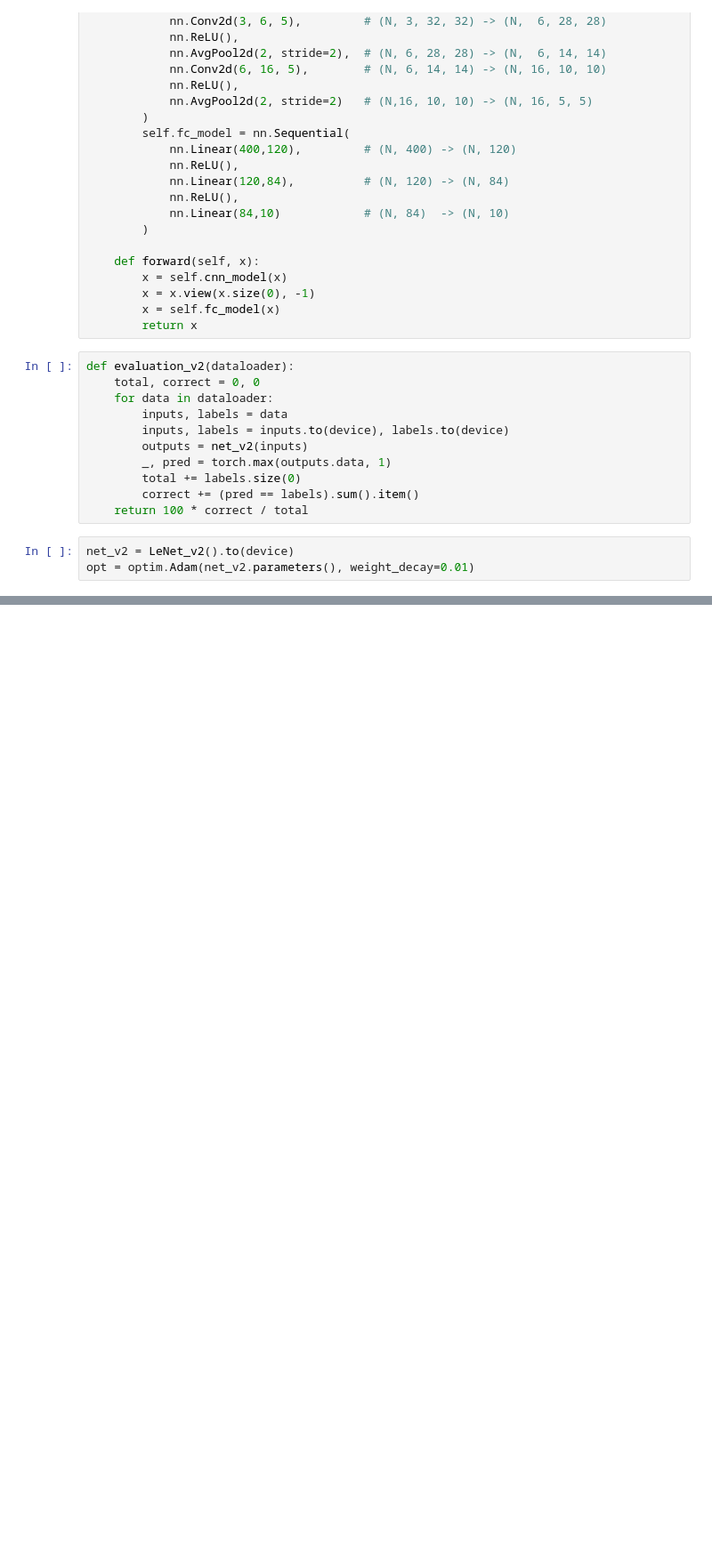
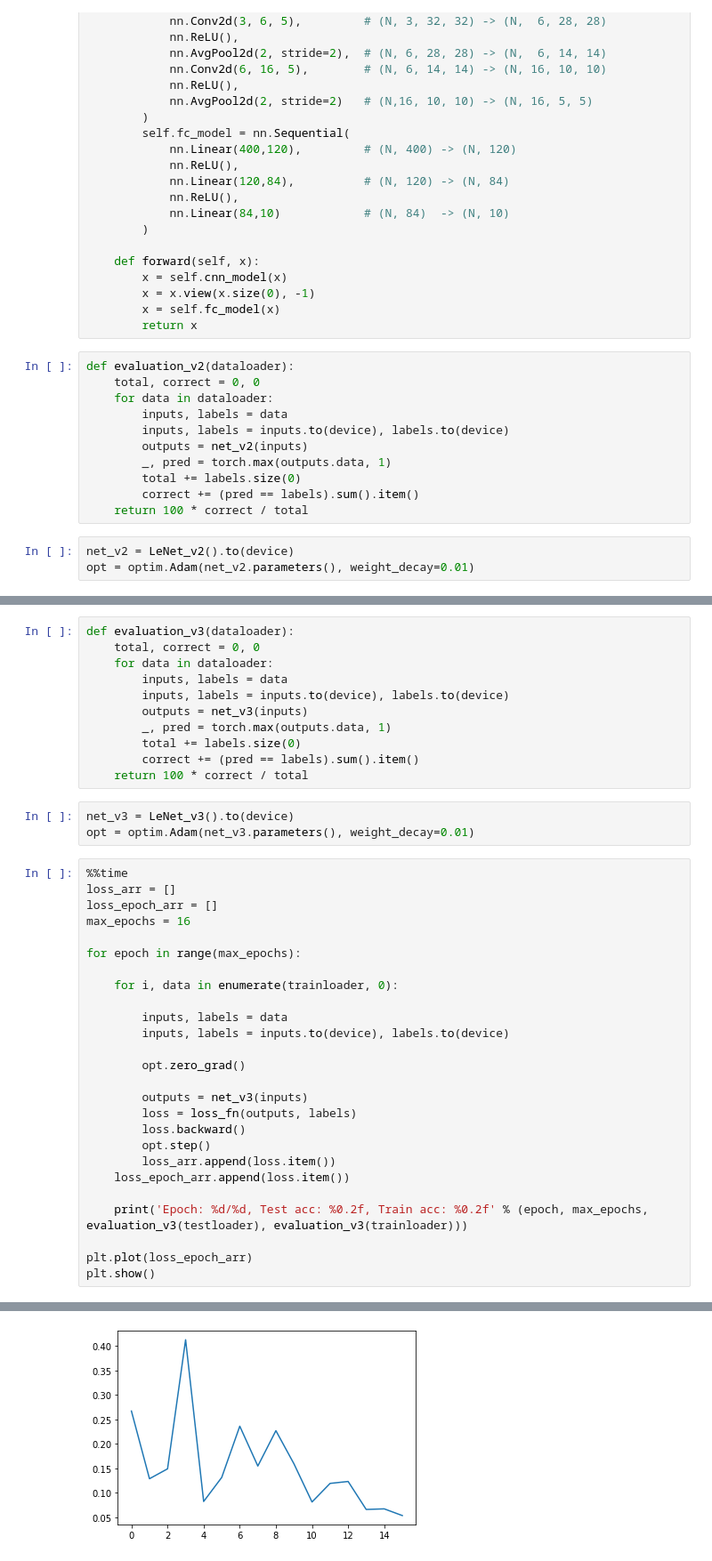
Before and after one commit to binodmathews93/GUVI-DeepLearning, a Jupyter notebook: PyTorchCNN.ipynb, the cells around one changed output, grey strips where cells are left out. Shown: that part at 89% size. Saved outputs shown, nothing was run; the diff lists cells and outputs as text; blank space fills up the shorter version.

```diff
--- a/PyTorchCNN.ipynb
+++ b/PyTorchCNN.ipynb
@@ -494,0 +552,41 @@ Wall time: 4min 57s
+# %%
+def evaluation_v3(dataloader):
+    total, correct = 0, 0
+    for data in dataloader:
+        inputs, labels = data
+        inputs, labels = inputs.to(device), labels.to(device)
+        outputs = net_v3(inputs)
+        _, pred = torch.max(outputs.data, 1)
+        total += labels.size(0)
+        correct += (pred == labels).sum().item()
+    return 100 * correct / total
+# %%
+net_v3 = LeNet_v3().to(device)
+opt = optim.Adam(net_v3.parameters(), weight_decay=0.01)
+# %%
+%%time
+loss_arr = []
+loss_epoch_arr = []
+max_epochs = 16
+
+for epoch in range(max_epochs):
+
+    for i, data in enumerate(trainloader, 0):
+
+        inputs, labels = data
+        inputs, labels = inputs.to(device), labels.to(device)
+
+        opt.zero_grad()
+
+        outputs = net_v3(inputs)
+        loss = loss_fn(outputs, labels)
+        loss.backward()
+        opt.step()
+        loss_arr.append(loss.item())
+    loss_epoch_arr.append(loss.item())
+
+    print('Epoch: %d/%d, Test acc: %0.2f, Train acc: %0.2f' % (epoch, max_epochs, evaluation_v3(testloader), evaluation_v3(trainloader)))
+
+plt.plot(loss_epoch_arr)
+plt.show()
+# %% [output]
@@ -494,0 +609 @@ Wall time: 4min 57s
+[figure, added]
```
Also changed, not shown: parts of 21 cells of this notebook.
